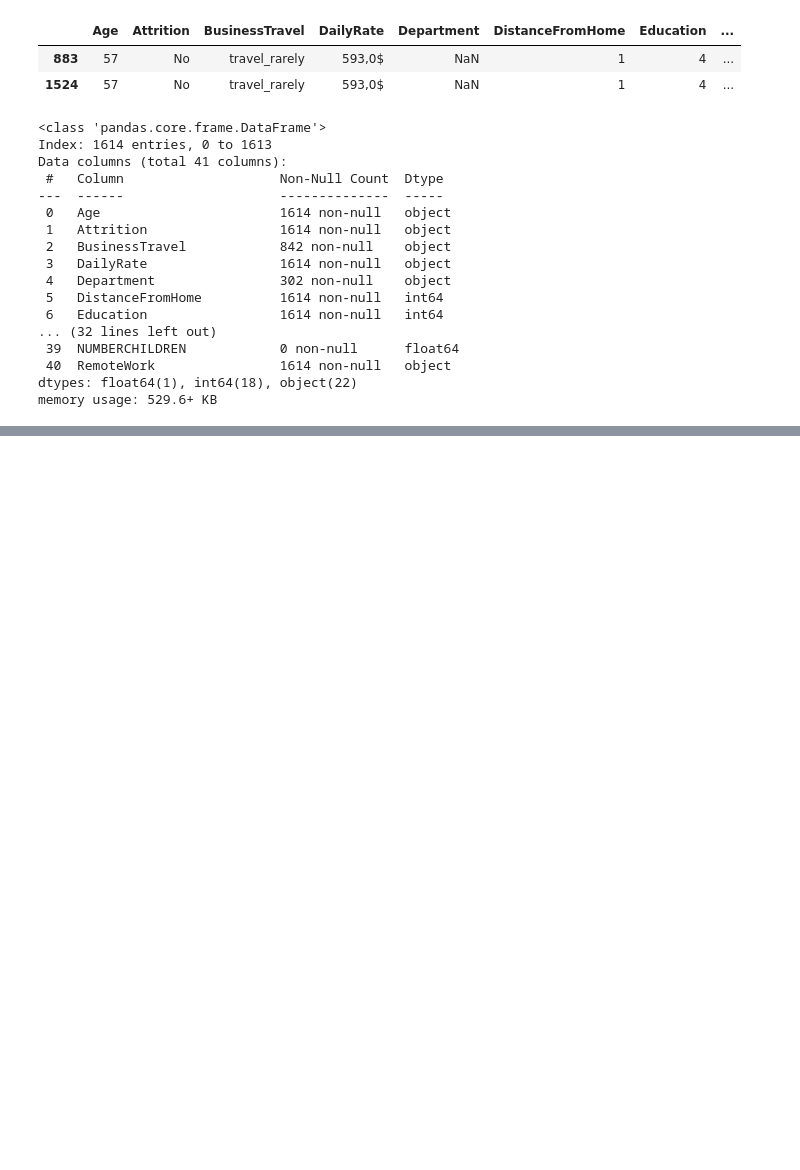
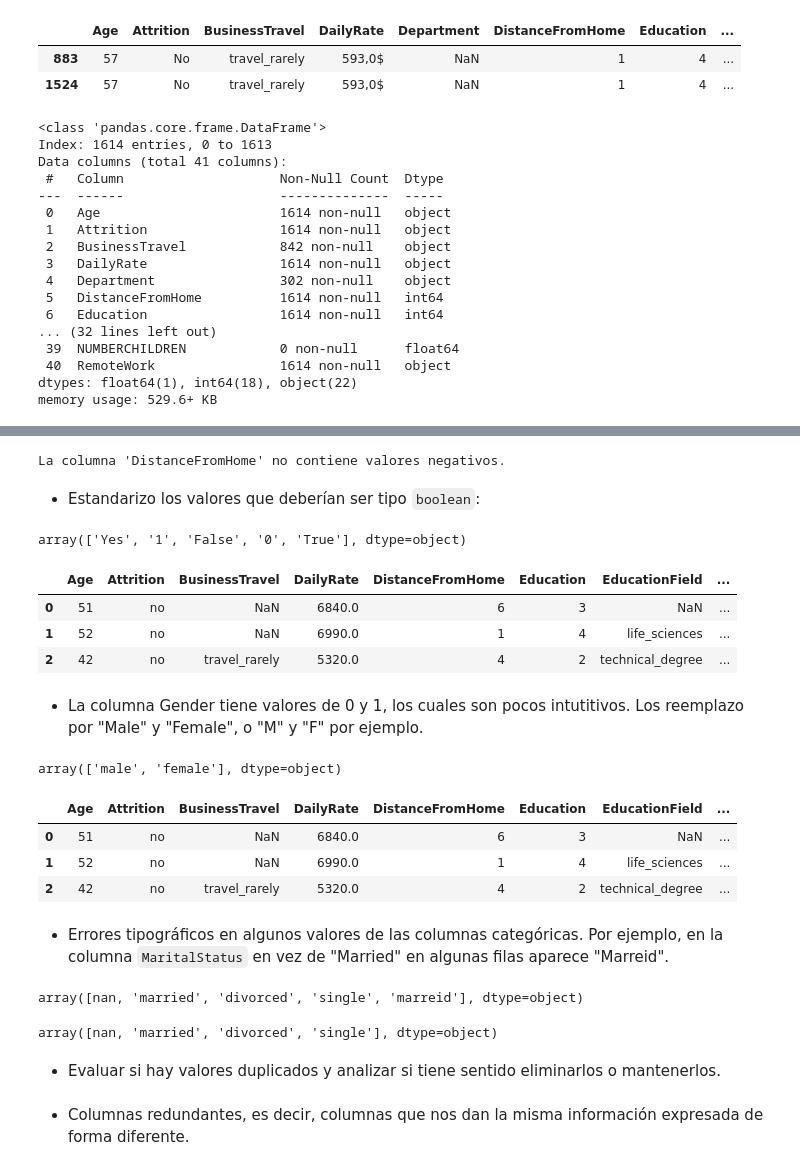
Before and after one commit to LuanaMagnabosco/Project-da-promo-A-modulo-3-team-2, a Jupyter notebook: fase-1-fase-2.ipynb, the cells around one changed output, grey strips where cells are left out. Drawn from its saved outputs; the diff is of its cells as text; code cells hidden in the pictures; blank space fills up the shorter version.

```diff
--- a/fase-1.ipynb
+++ b/fase-1-fase-2.ipynb
@@ -481,0 +556,68 @@ array(['Yes', '1', 'False', '0', 'True'], dtype=object)
+# %%
+# Verifico si hay valores negativos en la columna 'DistanceFromHome'
+hay_negativos = (df_hr_raw_limpia['DistanceFromHome'] < 0).any()
+
+if hay_negativos:
+    print("La columna 'DistanceFromHome' contiene valores negativos.")
+else:
+    print("La columna 'DistanceFromHome' no contiene valores negativos.")
+# %% [output]
+La columna 'DistanceFromHome' no contiene valores negativos.
+# %% [markdown]
+- Estandarizo los valores que deberían ser tipo `boolean`:
+# %%
+# Habría que estandarizar los datos 1/0, Yes/no, 'False'/'True' del atributo RemoteWork
+df_hr_raw['RemoteWork'].unique()
+# %% [output]
+array(['Yes', '1', 'False', '0', 'True'], dtype=object)
+# %%
+# Para una mayor legibilidad usamos los valores True/False en Remote Work
+
+rw_datos_limpios = {
+    'yes': True,
+    '1': True,
+    '0': False,
+    'true': True,
+    'false': False
+}
+
+df_hr_raw_limpia['RemoteWork'] = df_hr_raw_limpia['RemoteWork'].replace(rw_datos_limpios)
+
+df_hr_raw_limpia.head(3)
+# %% [output]
+|  | Age | Attrition | BusinessTravel | DailyRate | DistanceFromHome | Education | EducationField | ... |
+| 0 | 51 | no | NaN | 6840.0 | 6 | 3 | NaN | ... |
+| 1 | 52 | no | NaN | 6990.0 | 1 | 4 | life_sciences | ... |
+| 2 | 42 | no | travel_rarely | 5320.0 | 4 | 2 | technical_degree | ... |
+# %% [markdown]
+- La columna Gender tiene valores de 0 y 1, los cuales son pocos intutitivos. Los reemplazo por "Male" y "Female", o "M" y "F" por ejemplo.
+# %%
+# Habría que estandarizar los datos 1/0, Yes/no, 'False'/'True' del atributo RemoteWork
+df_hr_raw_limpia['Gender'].unique()
+# %% [output]
+array(['male', 'female'], dtype=object)
+# %%
+# Uso el método replace
+df_hr_raw_limpia['Gender'] = df_hr_raw_limpia['Gender'].replace({0: 'male', 1: 'female'})
+df_hr_raw_limpia.head(3)
+# %% [output]
+|  | Age | Attrition | BusinessTravel | DailyRate | DistanceFromHome | Education | EducationField | ... |
+| 0 | 51 | no | NaN | 6840.0 | 6 | 3 | NaN | ... |
+| 1 | 52 | no | NaN | 6990.0 | 1 | 4 | life_sciences | ... |
+| 2 | 42 | no | travel_rarely | 5320.0 | 4 | 2 | technical_degree | ... |
+# %% [markdown]
+- Errores tipográficos en algunos valores de las columnas categóricas. Por ejemplo, en la columna `MaritalStatus` en vez de "Married" en algunas filas aparece "Marreid".
+# %%
+df_hr_raw_limpia['MaritalStatus'].unique()
+# %% [output]
+array([nan, 'married', 'divorced', 'single', 'marreid'], dtype=object)
+# %%
+# Uso el método replace
+df_hr_raw_limpia['MaritalStatus'] = df_hr_raw_limpia['MaritalStatus'].replace('marreid', 'married')
+df_hr_raw_limpia['MaritalStatus'].unique()
+# %% [output]
+array([nan, 'married', 'divorced', 'single'], dtype=object)
+# %% [markdown]
+- Evaluar si hay valores duplicados y analizar si tiene sentido eliminarlos o mantenerlos.
+# %% [markdown]
+- Columnas redundantes, es decir, columnas que nos dan la misma información expresada de forma diferente.
```
Also changed, not shown: parts of 18 cells of this notebook.
